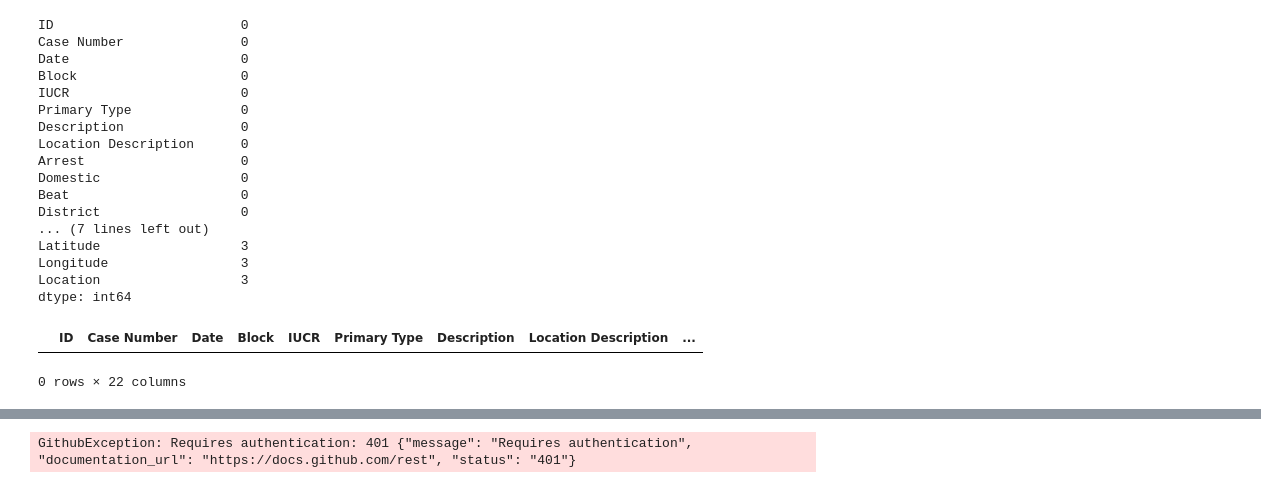
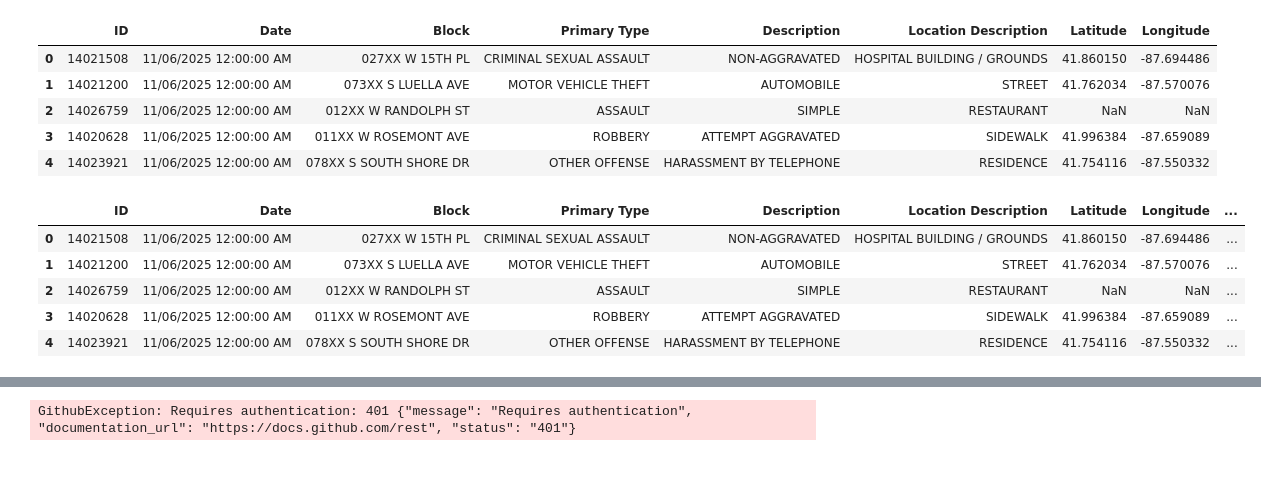
Before and after one commit to lejejefr/ECM_2526_FinalProject, a Jupyter notebook: Sripts/DataCleaning.ipynb, the cells around one changed output, grey strips where cells are left out. Cells and saved outputs as stored; diff of their text form; code cells hidden in the pictures.

```diff
--- a/Sripts/DataCleaning.ipynb
+++ b/Sripts/DataCleaning.ipynb
@@ -25,35 +25,36 @@ Successfully installed PyGithub-2.8.1 pynacl-1.6.0
 #ce script sert à nettoyer les données pour notre training set
 from github import Github
 import pandas as pd
-url = 'https://raw.githubusercontent.com/lejejefr/ECM_2526_FinalProject/refs/heads/main/Data/RawData.csv'
+url = 'https://raw.githubusercontent.com/lejejefr/ECM_2526_FinalProject/refs/heads/main/Data/FullCrimeData/Crime_24-25.csv'
 df = pd.read_csv(url)
 df.head()
-
-
-nb_nulles = df.isnull().sum() # Montrer le nb de valeurs nulles ds chq colonne print("valeurs nulles par colonne:")
-print(nb_nulles)
 # %% [output]
-ID                        0
-Case Number               0
-Date                      0
-Block                     0
-IUCR                      0
-Primary Type              0
-Description               0
-Location Description      0
-Arrest                    0
-Domestic                  0
-Beat                      0
-District                  0
-... (7 lines left out)
-Latitude                  3
-Longitude                 3
-Location                  3
-dtype: int64
+|  | ID | Date | Block | Primary Type | Description | Location Description | Latitude | Longitude |
+| 0 | 14021508 | 11/06/2025 12:00:00 AM | 027XX W 15TH PL | CRIMINAL SEXUAL ASSAULT | NON-AGGRAVATED | HOSPITAL BUILDING / GROUNDS | 41.860150 | -87.694486 |
+| 1 | 14021200 | 11/06/2025 12:00:00 AM | 073XX S LUELLA AVE | MOTOR VEHICLE THEFT | AUTOMOBILE | STREET | 41.762034 | -87.570076 |
+| 2 | 14026759 | 11/06/2025 12:00:00 AM | 012XX W RANDOLPH ST | ASSAULT | SIMPLE | RESTAURANT | NaN | NaN |
+| 3 | 14020628 | 11/06/2025 12:00:00 AM | 011XX W ROSEMONT AVE | ROBBERY | ATTEMPT AGGRAVATED | SIDEWALK | 41.996384 | -87.659089 |
+| 4 | 14023921 | 11/06/2025 12:00:00 AM | 078XX S SOUTH SHORE DR | OTHER OFFENSE | HARASSMENT BY TELEPHONE | RESIDENCE | 41.754116 | -87.550332 |
-# %%
-duplicate_rows = df[df.duplicated()]
-duplicate_rows
-# %% [output]
-|  | ID | Case Number | Date | Block | IUCR | Primary Type | Description | Location Description | ... |
-0 rows × 22 columns
+# %%
+#je suis en train de taffer sur le projet homicide (je veux qu'on l'appelle comme ça à partir de maintenant.),
+#je suis en train de poursuivre le nettoyage des données. pour l'instant j'ai créé un nouveau data frame qu'on
+#utilisera pour entrainer le modèle avec ID, heure, jour de la semaine, jour de l'année, latitude et longitude.
+#j'ai mis heure jour semaine et jour mois pour voir si y a de la saisonnalité (genre plus de crime la nuit, le
+#week end, l'hiver). On a pas besoin de la colonne primary type parce qu'on a gardé que les homicides, et les
+#autres colonnes je vois pas à quoi elles servent. si ça vous semble correct ba let's go
+
+dates = pd.to_datetime(df['Date'])
+
+df['time'] = dates.dt.hour * 3600 + dates.dt.minute * 60 + dates.dt.second
+df['day of week'] = dates.dt.day_of_week
+df['day of year'] = dates.dt.day_of_year
+
+df.head()
+# %% [output]
+|  | ID | Date | Block | Primary Type | Description | Location Description | Latitude | Longitude | ... |
+| 0 | 14021508 | 11/06/2025 12:00:00 AM | 027XX W 15TH PL | CRIMINAL SEXUAL ASSAULT | NON-AGGRAVATED | HOSPITAL BUILDING / GROUNDS | 41.860150 | -87.694486 | ... |
+| 1 | 14021200 | 11/06/2025 12:00:00 AM | 073XX S LUELLA AVE | MOTOR VEHICLE THEFT | AUTOMOBILE | STREET | 41.762034 | -87.570076 | ... |
+| 2 | 14026759 | 11/06/2025 12:00:00 AM | 012XX W RANDOLPH ST | ASSAULT | SIMPLE | RESTAURANT | NaN | NaN | ... |
+| 3 | 14020628 | 11/06/2025 12:00:00 AM | 011XX W ROSEMONT AVE | ROBBERY | ATTEMPT AGGRAVATED | SIDEWALK | 41.996384 | -87.659089 | ... |
+| 4 | 14023921 | 11/06/2025 12:00:00 AM | 078XX S SOUTH SHORE DR | OTHER OFFENSE | HARASSMENT BY TELEPHONE | RESIDENCE | 41.754116 | -87.550332 | ... |
 # %%
```
Also changed, not shown: parts of 8 cells of this notebook.
